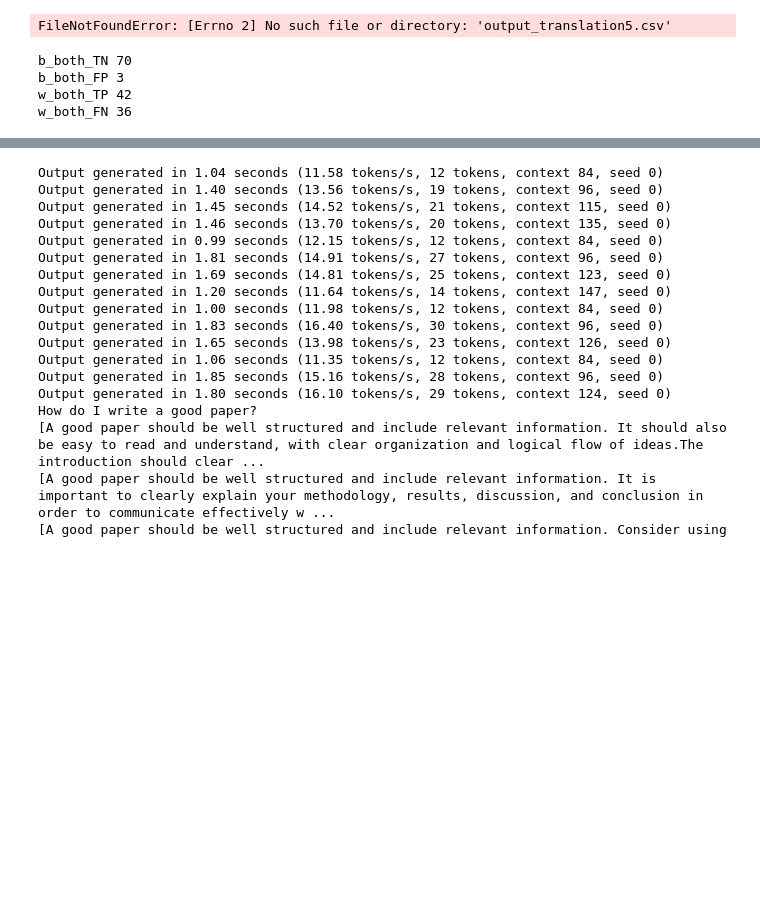
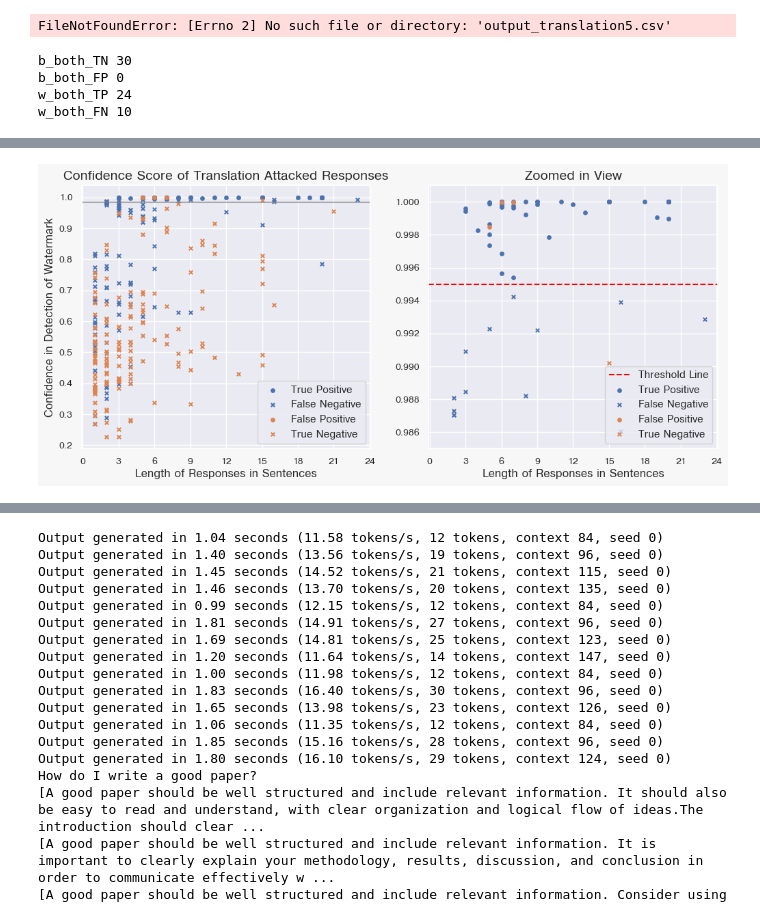
Before and after one commit to CommodoreEU/master-generation, a Jupyter notebook: notebook.ipynb, the cells around one changed output, grey strips where cells are left out. Cells and saved outputs as stored; diff of their text form; code cells hidden in the pictures; blank space fills up the shorter version.

```diff
--- a/notebook.ipynb
+++ b/notebook.ipynb
@@ -2270,16 +2270,16 @@ w_both_TP = 0
 w_both_FN = 0
 for i in range (0,156):
     if above_threshold[i]:
-        if x_values[i] > 3:
+        if x_values[i] > 7:
             w_both_TP += 1
     else:
-        if x_values[i] > 3:
+        if x_values[i] > 7:
             w_both_FN += 1
 
 # Points above threshold
-axs[0].scatter(x_values[above_threshold], y_values[above_threshold], s=15, alpha=1, c='C0', marker='o', label='Watermarked Positive')
+axs[0].scatter(x_values[above_threshold], y_values[above_threshold], s=15, alpha=1, c='C0', marker='o', label='True Positive')
 # Points below threshold
-axs[0].scatter(x_values[below_threshold], y_values[below_threshold], s=15, alpha=1, c='C0', marker='x', label='Watermarked False Negative')
+axs[0].scatter(x_values[below_threshold], y_values[below_threshold], s=15, alpha=1, c='C0', marker='x', label='False Negative')
 
 
 
@@ -2306,15 +2306,15 @@ b_both_FP = 0
 b_both_TN = 0
 for i in range (0,156):
     if above_threshold[i]:
-        if x_values[i] > 3:
+        if x_values[i] > 7:
             b_both_FP += 1
     else:
-        if x_values[i] > 3:
+        if x_values[i] > 7:
             b_both_TN += 1
 # Points above threshold
-axs[0].scatter(x_values[above_threshold], y_values[above_threshold], s=15, alpha=1, c='C1', marker='o', label='Base False Positive')
+axs[0].scatter(x_values[above_threshold], y_values[above_threshold], s=15, alpha=1, c='C1', marker='o', label='False Positive')
 # Points below threshold
-axs[0].scatter(x_values[below_threshold], y_values[below_threshold], s=15, alpha=1, c='C1', marker='x', label='Base Negative')
+axs[0].scatter(x_values[below_threshold], y_values[below_threshold], s=15, alpha=1, c='C1', marker='x', label='True Negative')
 
 
 axs[0].set_title('Confidence Score of Translation Attacked Responses', fontsize=14)
@@ -2333,11 +2333,11 @@ below_threshold = y_values < 0.995
 
 
 # Points above threshold
-axs[1].scatter(x_values[above_threshold], y_values[above_threshold], s=15, alpha=1, c='C0', marker='o', label='Watermarked Positive')
+axs[1].scatter(x_values[above_threshold], y_values[above_threshold], s=15, alpha=1, c='C0', marker='o', label='True Positive')
 # Points below threshold
-axs[1].scatter(x_values[below_threshold], y_values[below_threshold], s=15, alpha=1, c='C0', marker='x', label='Watermarked False Negative')
+axs[1].scatter(x_values[below_threshold], y_values[below_threshold], s=15, alpha=1, c='C0', marker='x', label='False Negative')
 #axs[0, 1].scatter(x_values2, y_values2, s=15, alpha=0.7, c=['C4'], marker='o', label='LLM Response')
-axs[1].set_title('False Positives in Detail', fontsize=14)
+axs[1].set_title('Zoomed in View', fontsize=14)
 axs[1].legend()
 axs[1].set_ylim(0.985, 1.001)
 
@@ -2348,9 +2348,9 @@ below_threshold = y_values < 0.995
 above_threshold = y_values >= 0.995
 below_threshold = y_values < 0.995
 # Points above threshold
-axs[1].scatter(x_values[above_threshold], y_values[above_threshold], s=15, alpha=1, c='C1', marker='o', label='Base False Positive')
+axs[1].scatter(x_values[above_threshold], y_values[above_threshold], s=15, alpha=1, c='C1', marker='o', label='False Positive')
 # Points below threshold
-axs[1].scatter(x_values[below_threshold], y_values[below_threshold], s=15, alpha=1, c='C1', marker='x', label='Base Negative')
+axs[1].scatter(x_values[below_threshold], y_values[below_threshold], s=15, alpha=1, c='C1', marker='x', label='True Negative')
 axs[1].legend()
 
 print(f'''b_both_TN {b_both_TN}''')
@@ -2360,7 +2360,7 @@ print(f'''w_both_FN {w_both_FN}''')
 
 plt.savefig('paper_plot_translation.png', dpi=300, bbox_inches='tight')
 # %% [output]
-b_both_TN 70
-b_both_FP 3
-w_both_TP 42
-w_both_FN 36
+b_both_TN 30
+b_both_FP 0
+w_both_TP 24
+w_both_FN 10
@@ -2368,3 +2367,4 @@ w_both_FN 36
+[figure, added]
 # %%
 import csv
 import ast
```
Also changed, not shown: parts of 4 cells of this notebook, 3 other files.
